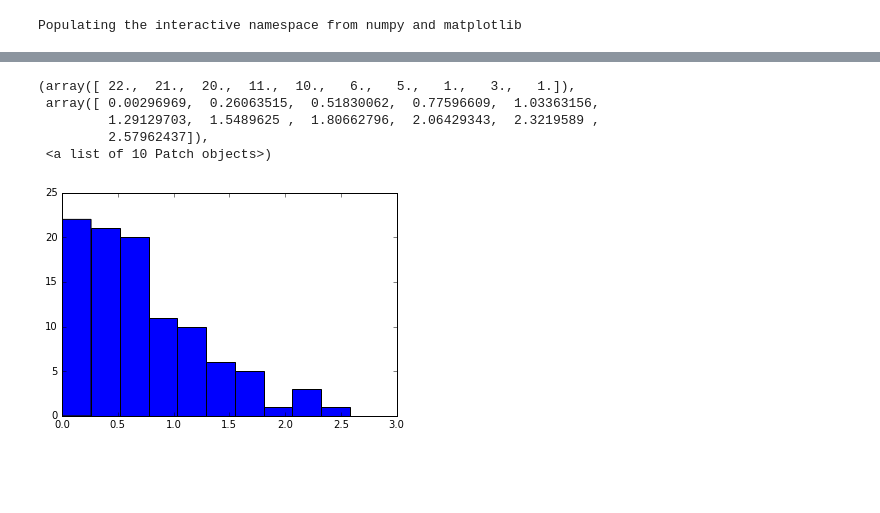
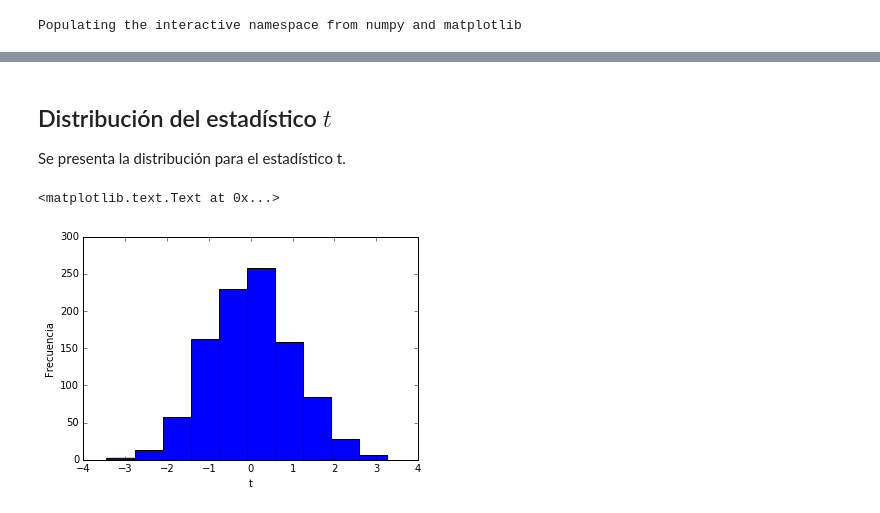
Before and after one commit to scaldas/MCA_EjerciciosESLCap2, a Jupyter notebook: experimento/InFunctionOfNumerOfExperiments.ipynb, the cells around one changed output, grey strips where cells are left out. Cells and saved outputs as stored; diff of their text form; code cells hidden in the pictures; blank space fills up the shorter version.

```diff
--- a/experimento/InFunctionOfNumerOfExperiments.ipynb
+++ b/experimento/InFunctionOfNumerOfExperiments.ipynb
@@ -6,7 +17,7 @@ Populating the interactive namespace from numpy and matplotlib
 # %%
 num_steps = 100
-num_repetitions = 10000
-num_experiments = 100
+num_repetitions = 1000
+num_experiments = 1000
 # %%
 p_values = zeros(num_experiments)
 t_stats = zeros(num_experiments)
@@ -34,8 +45,9 @@ for k in range(num_experiments):
     s = std(final_positions)
     n = len(final_positions)
     t_stat = (mu_observed - mu_expected)/(s/sqrt(n))
-    p_values[k] = stats.t.sf(abs(t_stat), n-1)
-    t_stats[k] = abs(t_stat)
+    #El dos hace referencia a que la prueba de hipotesis es de dos colas
+    p_values[k] = 2*stats.t.sf(abs(t_stat), n-1)
+    t_stats[k] = t_stat
     mins[k] = min(p_values[:k+1])
     maxs[k] = max(p_values[:k+1])
     averages[k] = mean(p_values[:k+1])
@@ -58,9 +106,10 @@ hist(p_values)
+# %% [markdown]
+<h2>Distribución del estadístico $t$</h2>
+<p>Se presenta la distribución para el estadístico t.</p>
 # %%
 hist(t_stats)
+xlabel('t')
+ylabel('Frecuencia')
 # %% [output]
-(array([ 22.,  21.,  20.,  11.,  10.,   6.,   5.,   1.,   3.,   1.]),
- array([ 0.00296969,  0.26063515,  0.51830062,  0.77596609,  1.03363156,
-         1.29129703,  1.5489625 ,  1.80662796,  2.06429343,  2.3219589 ,
-         2.57962437]),
- <a list of 10 Patch objects>)
+<matplotlib.text.Text at 0x...>
-[figure, old version]
+[figure, new version]
```
Also changed, not shown: parts of 15 cells of this notebook, 2 other files.
